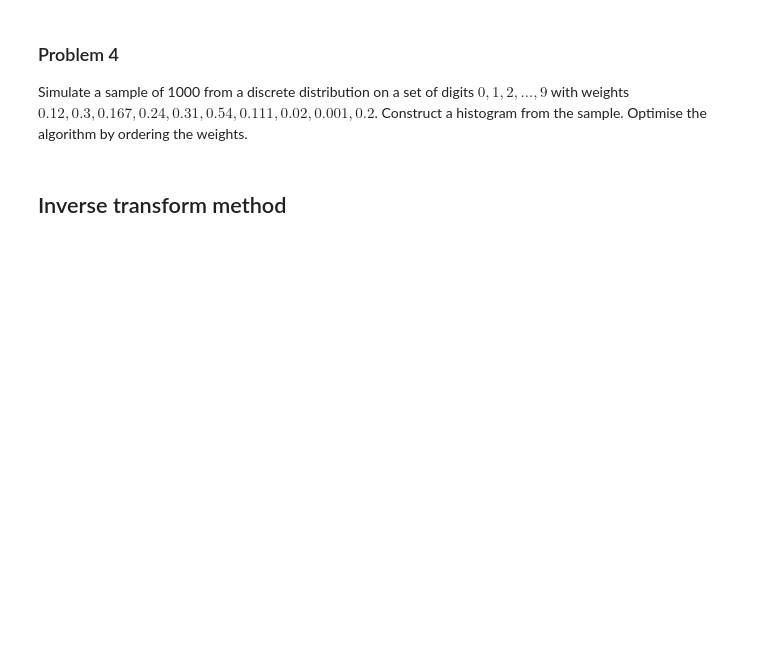
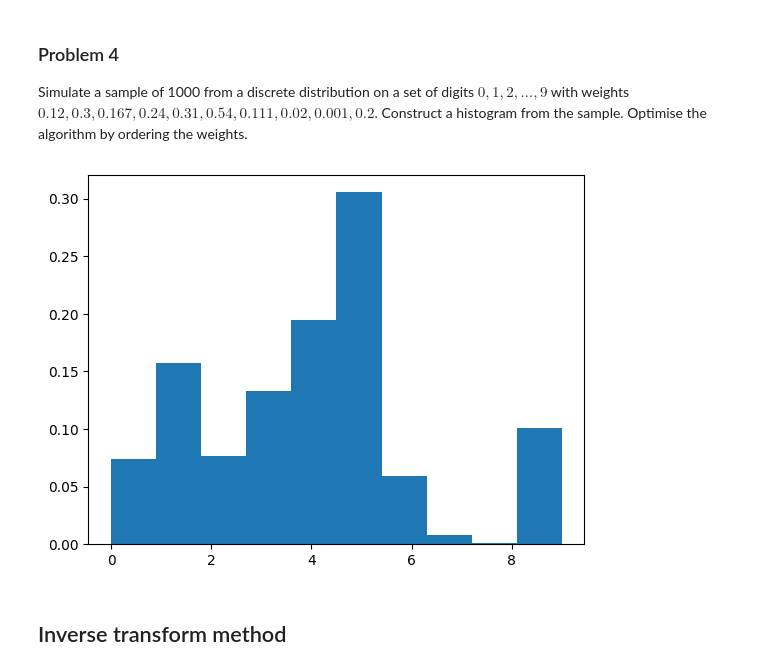
Before and after one commit to NSArt1/StatPrac25, a Jupyter notebook: 3/HW3.ipynb, the cells around one changed output. Drawn from its saved outputs; the diff is of its cells as text; code cells hidden in the pictures; blank space fills up the shorter version.

```diff
--- a/3/HW3.ipynb
+++ b/3/HW3.ipynb
@@ -196,4 +199,11 @@ Idea: break the sequence $x_1, x_2, x_3, ..., x_{2n}$ into consecutive series of
 # %% [markdown]
 ### Problem 1
 Implement serial test and apply to a `samples`
+# %%
+def rng(m=2**32, a=1103515245, c=12345):
+    rng.current = (a * rng.current + c) % m
+    return rng.current / m
+
+# setting the seed
+rng.current = 1
 # %%
@@ -273,3 +330,17 @@ Simulate a sample of 1000 from a discrete distribution on a set of digits $0, 1,
+# %%
+# Your code here
+weights = np.array([0.12, 0.3, 0.167, 0.24, 0.31, 0.54, 0.111, 0.02, 0.001, 0.2])
+norm_weights = weights/weights.sum()
+
+# Создание кумулятивных весов
+cum_weights = np.cumsum(norm_weights)
+# print(cumulative_weights)
+sample = np.array([np.where(cum_weights > rng())[0][0] for _ in range(1000)])
+fig = plt.figure()
+plt.hist(sample, 10, density=True)
+plt.show()
+# %% [output]
+[figure, added]
 # %% [markdown]
 ## Inverse transform method
 # %% [markdown]
```
Also changed, not shown: parts of 23 cells of this notebook.
